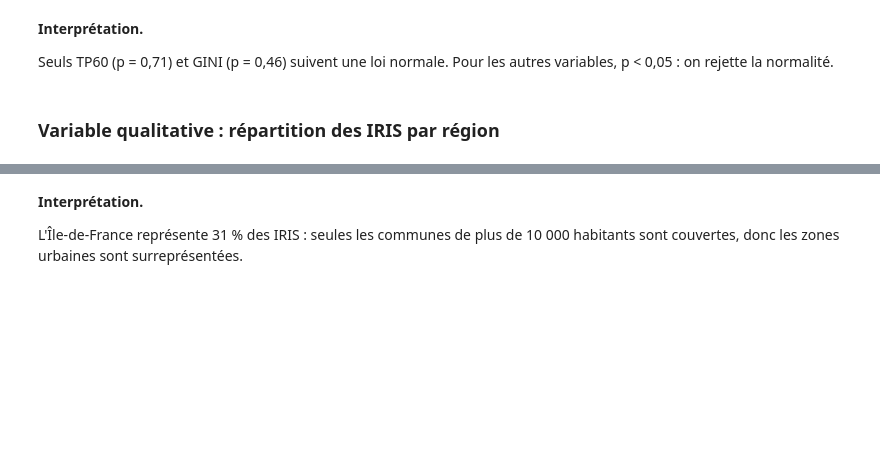
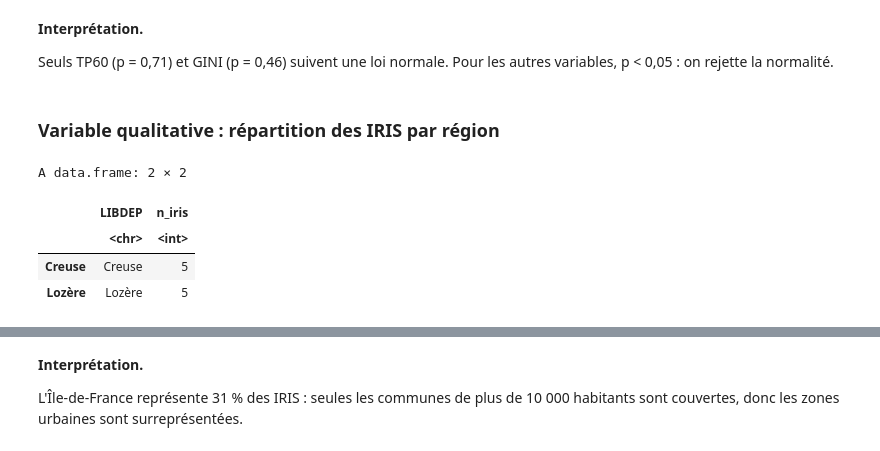
Before and after one commit to Vic-Warden/France-Income-Disparities, a Jupyter notebook: project.ipynb, the cells around one changed output, grey strips where cells are left out. Cells and saved outputs as stored; diff of their text form; code cells hidden in the pictures; blank space fills up the shorter version.

```diff
--- a/project.ipynb
+++ b/project.ipynb
@@ -366,18 +386,26 @@ Seuls TP60 (p = 0,71) et GINI (p = 0,46) suivent une loi normale. Pour les autre
 # %%
 # Visualization of regional distribution
 options(repr.plot.width = 14, repr.plot.height = 7)
 Region = rename_columns$REGION
 
 # Count the number of IRIS in each region
 counts <- sort(table(Region), decreasing = TRUE)
 percentages <- 100 * counts / length(Region)
 par(mar = c(10, 4, 2, 1))
 
 # Create a bar plot of the percentages of IRIS in each region
 bp <- barplot(percentages, ylab = "Percentage", col = "lightblue", las = 2, ylim = c(0, 35))
 text(x = bp, y = percentages + 1.5, paste("n=", counts), cex = 0.8)
 par(mar = c(5, 4, 4, 2))
+
+# Visualization of regional distribution
+dep[dep$LIBDEP %in% c("Lozère", "Creuse"), c("LIBDEP", "n_iris")]
 # %% [output]
+A data.frame: 2 × 2
+|  | LIBDEP | n_iris |
+|  | <chr> | <int> |
+| Creuse | Creuse | 5 |
+| Lozère | Lozère | 5 |
 [figure]
 # %% [markdown]
 **Interprétation.**
```
Also changed, not shown: parts of 10 cells of this notebook, 1 other file.
